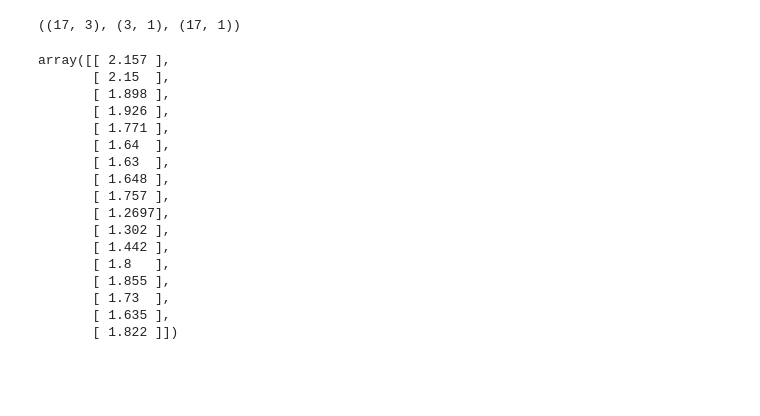
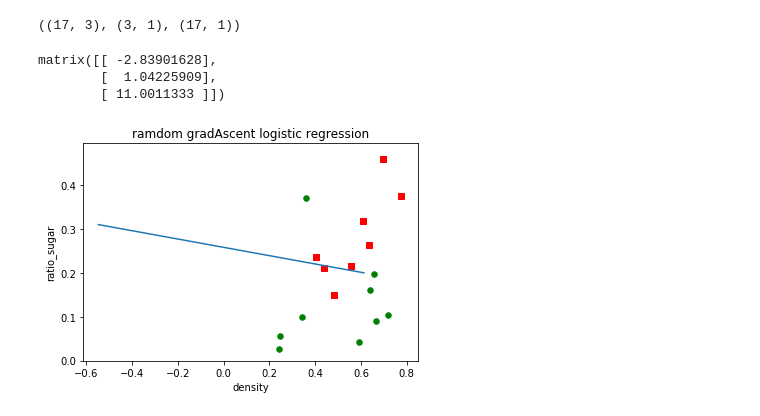
Before and after one commit to denisefan28/sodaNoteBook, a Jupyter notebook: MachineLearning/logistic_regression.ipynb, the cells around one changed output. Drawn from its saved outputs; the diff is of its cells as text; code cells hidden in the pictures; blank space fills up the shorter version.

```diff
--- a/MachineLearning/logistic_regression.ipynb
+++ b/MachineLearning/logistic_regression.ipynb
@@ -20,22 +26,62 @@ dataMat.shape, weights.shape, labelMat.shape
 # %% [output]
 ((17, 3), (3, 1), (17, 1))
-# %%
-np.dot(dataMat,weights)
-# %% [output]
-array([[ 2.157 ],
-       [ 2.15  ],
-       [ 1.898 ],
-       [ 1.926 ],
-       [ 1.771 ],
-       [ 1.64  ],
-       [ 1.63  ],
-       [ 1.648 ],
-       [ 1.757 ],
-       [ 1.2697],
-       [ 1.302 ],
-       [ 1.442 ],
-       [ 1.8   ],
-       [ 1.855 ],
-       [ 1.73  ],
-       [ 1.635 ],
-       [ 1.822 ]])
+# %%
+def sigmoid(inX):
+    return 1/(1 + np.exp(-inX))
+# %%
+
+def gradAscent(dataMat,labelMat):
+    m,n=dataMat.shape
+    alpha=0.1
+    maxCycles=500
+    weights=np.array(np.ones((n,1)))
+
+    for k in range(maxCycles):
+        a=np.dot(dataMat,weights)
+        h=sigmoid(a)
+        error=(labelMat-h)
+        weights=weights+alpha*np.dot(dataMat.transpose(),error)
+    return weights
+# %%
+gradAscent(dataMat,labelMat) #（-2.839016, 1.04225,11.0011 ）
+# %% [output]
+matrix([[ -2.83901628],
+        [  1.04225909],
+        [ 11.0011333 ]])
+# %%
+def plotBestFit(weights):
+    m=dataMat.shape[0]
+    xcord1=[]
+    ycord1=[]
+    xcord2=[]
+    ycord2=[]
+    for i in range(m):
+        if labelMat[i]==1:
+            xcord1.append(dataMat[i,1])
+            ycord1.append(dataMat[i,2])
+        else:
+            xcord2.append(dataMat[i,1])
+            ycord2.append(dataMat[i,2])
+    plt.figure(1)
+    ax=plt.subplot(111)
+    ax.scatter(xcord1,ycord1,s=30,c='red',marker='s')
+    ax.scatter(xcord2,ycord2,s=30,c='green')
+    x=np.arange(0.2,0.8,0.1)
+    y=np.array((-weights[0]-weights[1]*x)/weights[2]).transpose()
+    x_suger=np.arange(0.2,0.32,0.01)
+    y_suger=np.array((-weights[0]-weights[2]*x_suger)/weights[1]).transpose()
+#     print x.shape, y.shape
+    plt.sca(ax)
+#     plt.plot(x,y)     #ramdomgradAscent
+    plt.plot(y_suger,x_suger)
+    #plt.plot(x,y[0])   #gradAscent
+    plt.xlabel('density')
+    plt.ylabel('ratio_sugar')
+    #plt.title('gradAscent logistic regression')
+    plt.title('ramdom gradAscent logistic regression')
+    plt.show()
+
+weights=gradAscent(dataMat,labelMat)
+plotBestFit(weights)
+# %% [output]
+[figure, added]
```
Also changed, not shown: parts of 5 cells of this notebook, 3 other files.
